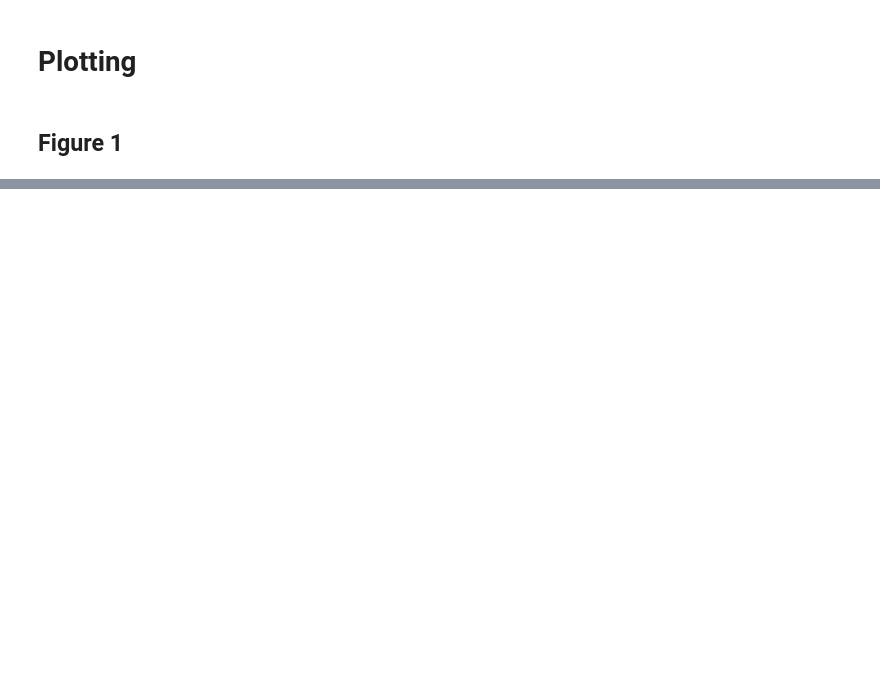
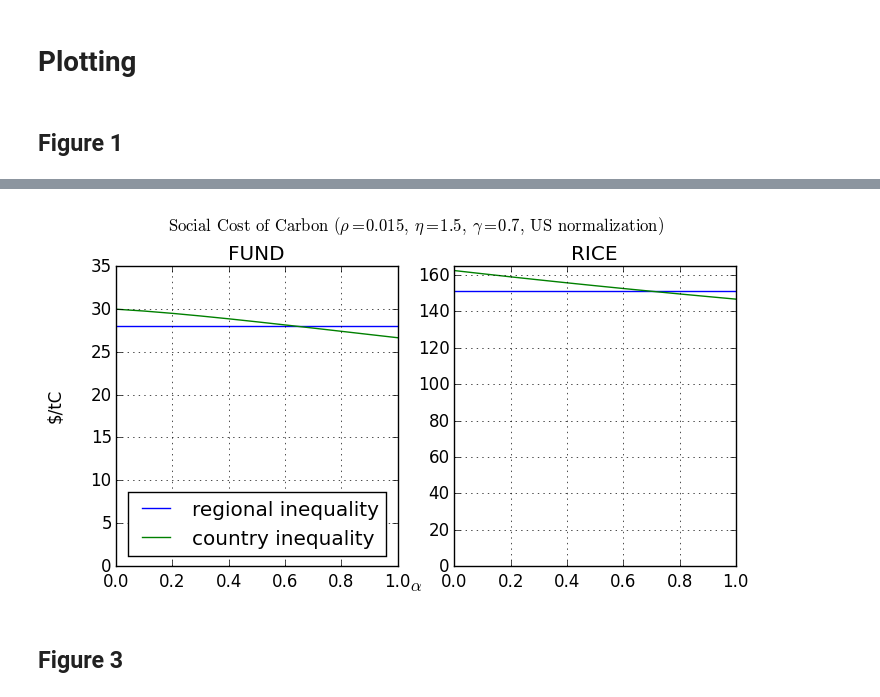
Before and after one commit to davidanthoff/paper-2019-sccinequality, a Jupyter notebook: Paper.ipynb, the cells around one changed output, grey strips where cells are left out. Cells and saved outputs as stored; diff of their text form; code cells hidden in the pictures; blank space fills up the shorter version.

```diff
--- a/Paper.ipynb
+++ b/Paper.ipynb
@@ -213,0 +251,9 @@ df_figure1_panelD_line2 = @where(df_temp, (:model .== "RICE") & (:sigmazero .==
+# %%
+df_temp = @where(df, (:rho .== 0.015) & (:focusregion .== 1) & (:gamma .== 0.7) & (:eta .== 1.5) )
+
+df_figure2_panelA_line1 = @where(df_temp, (:model .== "FUND") & (:sigmazero .== true) )
+df_figure2_panelA_line2 = @where(df_temp, (:model .== "FUND") & (:sigmazero .== false) )
+
+df_figure2_panelB_line1 = @where(df_temp, (:model .== "RICE") & (:sigmazero .== true) )
+df_figure2_panelB_line2 = @where(df_temp, (:model .== "RICE") & (:sigmazero .== false) )
+nothing
@@ -213,0 +275,28 @@ df_figure1_panelD_line2 = @where(df_temp, (:model .== "RICE") & (:sigmazero .==
+# %%
+f, axs = subplots(1,2, sharex= true, sharey=false, figsize=(8,4))
+
+axs[1][:plot](df_figure2_panelA_line1[:alpha], df_figure2_panelA_line1[:scc])
+axs[1][:plot](df_figure2_panelA_line2[:alpha], df_figure2_panelA_line2[:scc])
+axs[1][:set_title]("FUND")
+axs[1][:legend](["regional inequality", "country inequality"], "lower center")
+#axs[1][:set_xlim]([0., 1.5])
+axs[1][:set_ylim]([0., 35])
+axs[1][:grid]()
+
+axs[2][:plot](df_figure2_panelB_line1[:alpha], df_figure2_panelB_line1[:scc])
+axs[2][:plot](df_figure2_panelB_line2[:alpha], df_figure2_panelB_line2[:scc])
+axs[2][:set_title]("RICE")
+axs[2][:set_ylim]([0., 165])
+axs[2][:grid]()
+
+f[:text](0.04, 0.5, "\$/tC", va="center", rotation="vertical")
+f[:text](0.5, 0.04, L"$\alpha$", ha="center")
+f[:suptitle](L"\mathrm{Social\/Cost\/of\/Carbon\/(}\rho=0.015,\/\eta=1.5,\/\gamma=0.7,\/\mathrm{US\/normalization)}")
+
+f[:subplots_adjust](top=0.85)
+
+nothing
+# %% [output]
+[figure, added]
+# %% [markdown]
+## Figure 3
```
Also changed, not shown: parts of 17 cells of this notebook.
